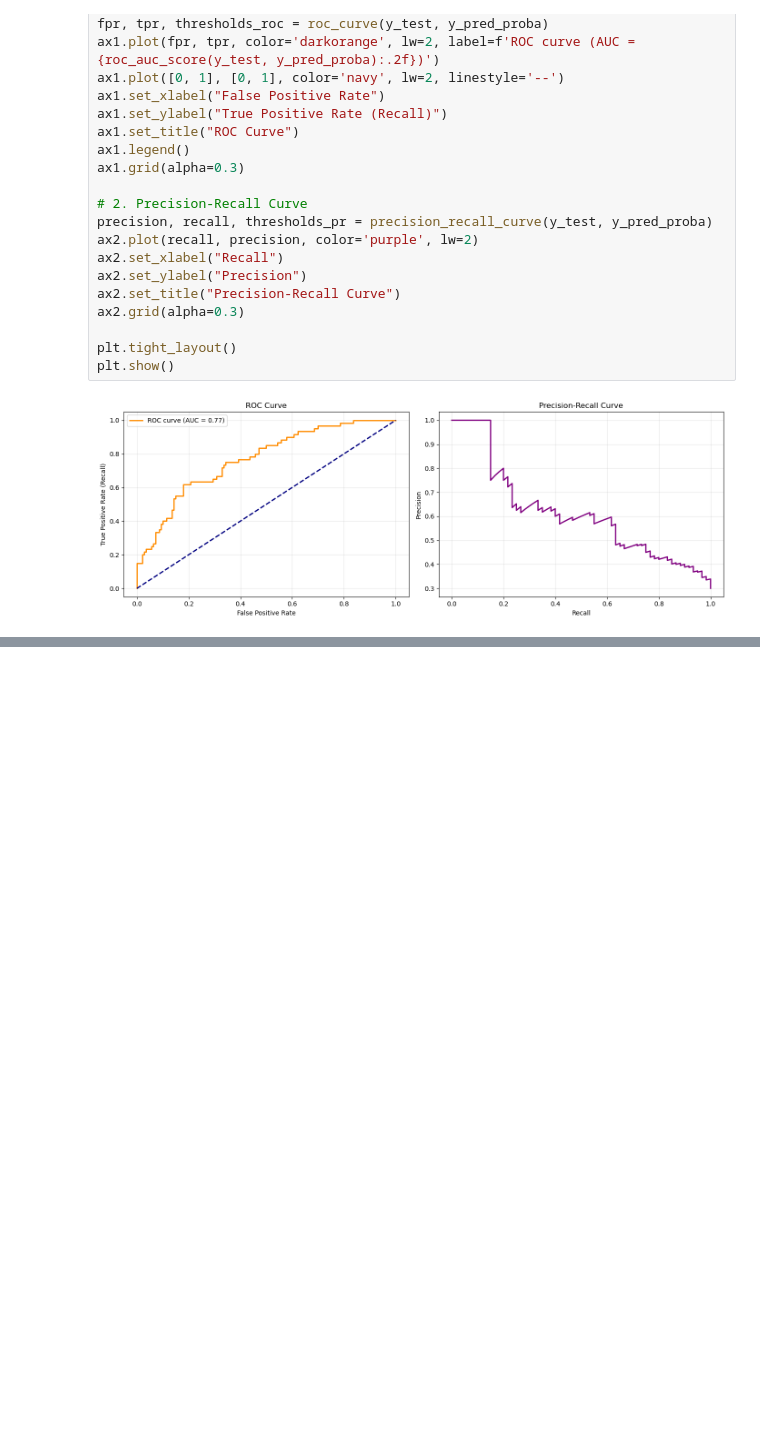
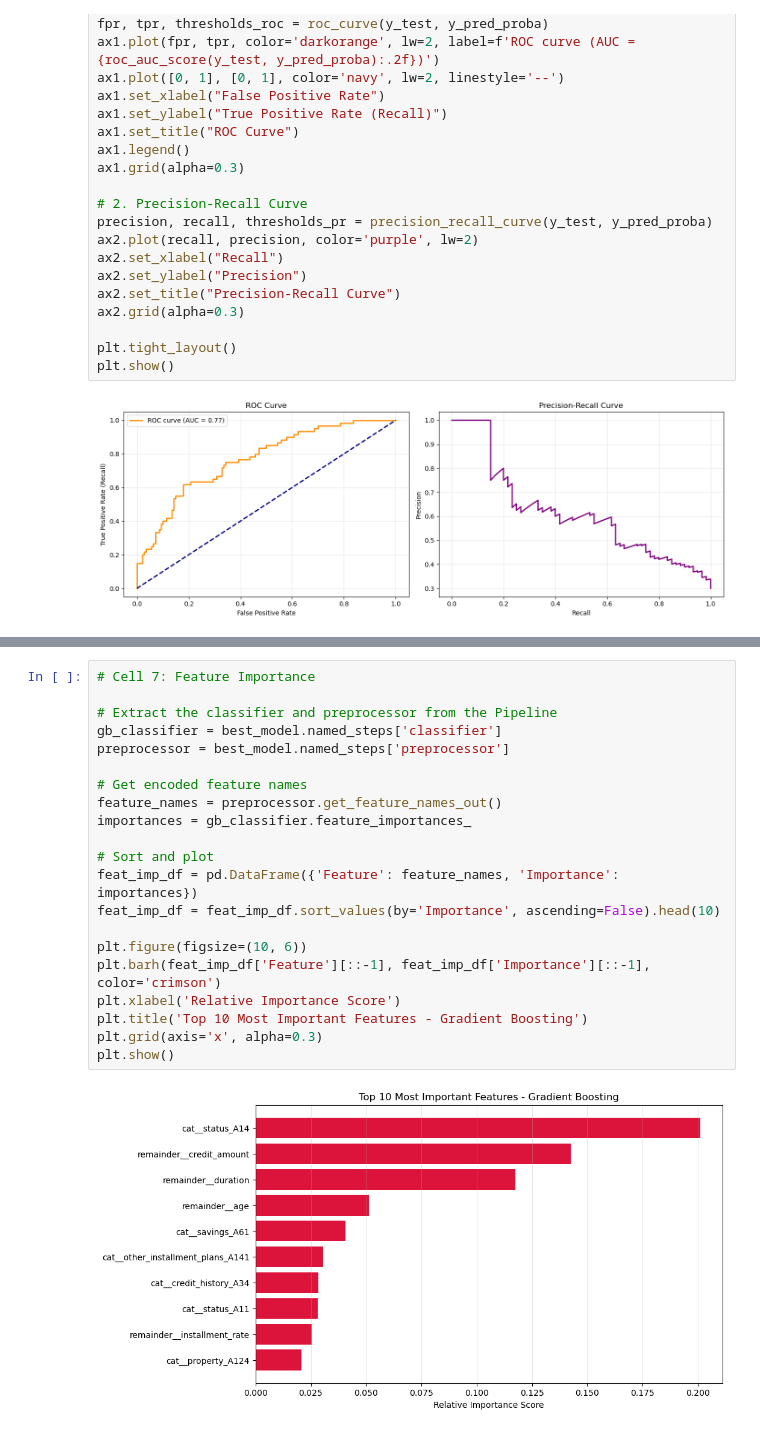
Before and after one commit to SachiniGayathma/loan-approval-predictor, a Jupyter notebook: notebooks/gradient_boosting.ipynb, the cells around one changed output, grey strips where cells are left out. Drawn from its saved outputs; the diff is of its cells as text; blank space fills up the shorter version.

```diff
--- a/notebooks/gradient_boosting.ipynb
+++ b/notebooks/gradient_boosting.ipynb
@@ -235,0 +251,23 @@ Custom Threshold (0.3) Total Cost Penalty:  145
+# %%
+# Cell 7: Feature Importance
+
+# Extract the classifier and preprocessor from the Pipeline
+gb_classifier = best_model.named_steps['classifier']
+preprocessor = best_model.named_steps['preprocessor']
+
+# Get encoded feature names
+feature_names = preprocessor.get_feature_names_out()
+importances = gb_classifier.feature_importances_
+
+# Sort and plot
+feat_imp_df = pd.DataFrame({'Feature': feature_names, 'Importance': importances})
+feat_imp_df = feat_imp_df.sort_values(by='Importance', ascending=False).head(10)
+
+plt.figure(figsize=(10, 6))
+plt.barh(feat_imp_df['Feature'][::-1], feat_imp_df['Importance'][::-1], color='crimson')
+plt.xlabel('Relative Importance Score')
+plt.title('Top 10 Most Important Features - Gradient Boosting')
+plt.grid(axis='x', alpha=0.3)
+plt.show()
+# %% [output]
+[figure, added]
```
Also changed, not shown: parts of 1 cell of this notebook.
